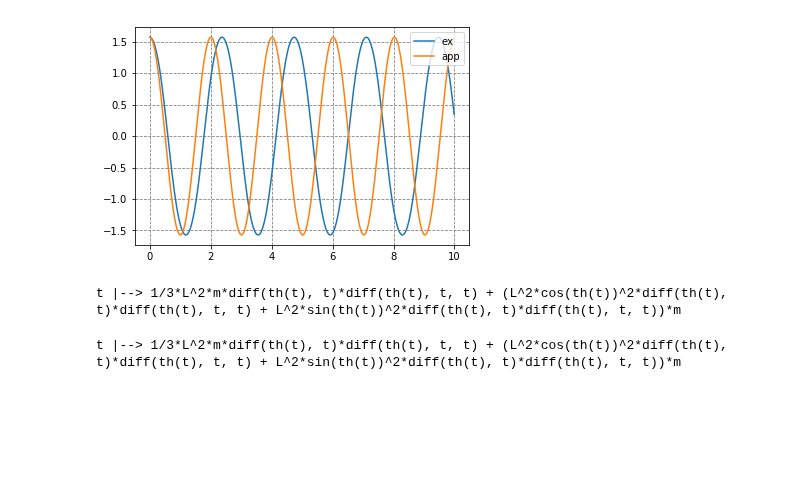
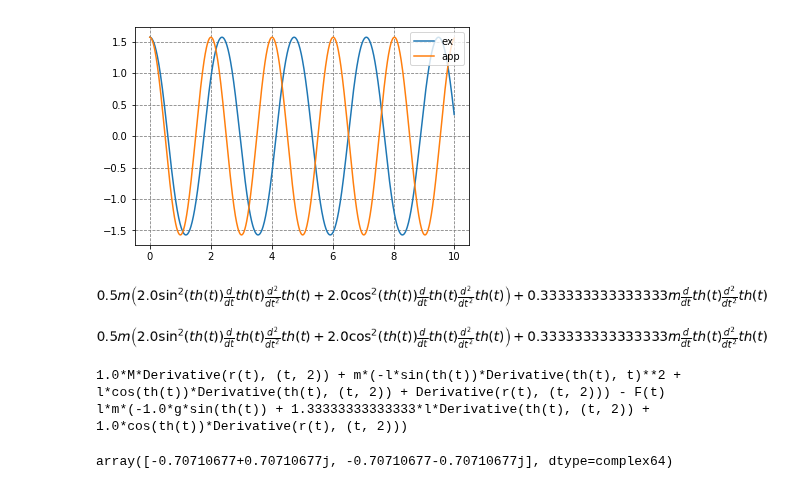
Before and after one commit to take-pwave/notebook, a Jupyter notebook: sage-py3/control_matlab.ipynb, the cells around one changed output. Cells and saved outputs as stored; diff of their text form; code cells hidden in the pictures; blank space fills up the shorter version.

```diff
--- a/sage-py3/control_matlab.ipynb
+++ b/sage-py3/control_matlab.ipynb
@@ -383,20 +346,19 @@ thF, dThF = sp.var("thF, dTHF")
 th = sp.Function("th")
 # %%
 #運動エネルギーの定義
-
-x(t) = L*sp.sin(th(t))
-y(t) = L*sp.cos(th(t))
-J = (1/3)*m*L^2
-T(t) = (1/2)*m*(sp.diff(x, t)^2 + sp.diff(y,t)^2)+(1/2)*J*sp.diff(th(t), t)^2
+x = l*sp.sin(th(t))
+y = l*sp.cos(th(t))
+J = (1/3)*m*l**2
+T = (1/2)*m*(sp.diff(x, t)**2 + sp.diff(y,t)**2)+(1/2)*J*sp.diff(th(t), t)**2
 # ポテンシャルエネルギーの定義
-V = m*g*L*sp.cos(th(t))
-# ラグランジュ方程式の定義
+V = m*g*l*sp.cos(th(t))
+# ラグランジュ関数を定義
 L = T - V
 # %%
 sp.diff(T, t)
 # %% [output]
-t |--> 1/3*L^2*m*diff(th(t), t)*diff(th(t), t, t) + (L^2*cos(th(t))^2*diff(th(t), t)*diff(th(t), t, t) + L^2*sin(th(t))^2*diff(th(t), t)*diff(th(t), t, t))*m
+[figure, added]
 # %%
-show(sp.diff(T, t))
+display(sp.diff(T, t))
 # %% [output]
-t |--> 1/3*L^2*m*diff(th(t), t)*diff(th(t), t, t) + (L^2*cos(th(t))^2*diff(th(t), t)*diff(th(t), t, t) + L^2*sin(th(t))^2*diff(th(t), t)*diff(th(t), t, t))*m
+[figure, added]
@@ -402,0 +381,19 @@ t |--> 1/3*L^2*m*diff(th(t), t)*diff(th(t), t, t) + (L^2*cos(th(t))^2*diff(th(t)
+# %%
+# 振子の運動エネルギー
+x = r + l*sp.sin(th)
+y = l*sp.cos(th)
+J = (1/3)*m*l**2
+Tpen = (1/2)*m*(sp.diff(x, t)**2 + sp.diff(y,t)**2)+(1/2)*J*sp.diff(th, t)**2
+# ポテンシャルエネルギーの定義
+Upen = m*g*l*sp.cos(th)
+# ラグランジュ関数
+L = Tcart + Tpen - Upen
+# ラグランジュ方程式
+LEr = (sp.diff(diff_f(L, sp.diff(r, t), drF), t) - diff_f(L, r, rF) - F).simplify()
+LEth = (sp.diff(diff_f(L, sp.diff(th, t), dthF), t) - diff_f(L, th, thF)).simplify()
+# ラグランジュ方程式を表示
+print(LEr)
+print(LEth)
+# %% [output]
+1.0*M*Derivative(r(t), (t, 2)) + m*(-l*sin(th(t))*Derivative(th(t), t)**2 + l*cos(th(t))*Derivative(th(t), (t, 2)) + Derivative(r(t), (t, 2))) - F(t)
+l*m*(-1.0*g*sin(th(t)) + 1.33333333333333*l*Derivative(th(t), (t, 2)) + 1.0*cos(th(t))*Derivative(r(t), (t, 2)))
@@ -402,0 +407,4 @@ t |--> 1/3*L^2*m*diff(th(t), t)*diff(th(t), t, t) + (L^2*cos(th(t))^2*diff(th(t)
+# %%
+E
+# %% [output]
+array([-0.70710677+0.70710677j, -0.70710677-0.70710677j], dtype=complex64)
```
Also changed, not shown: parts of 20 cells of this notebook, 20 other files.
